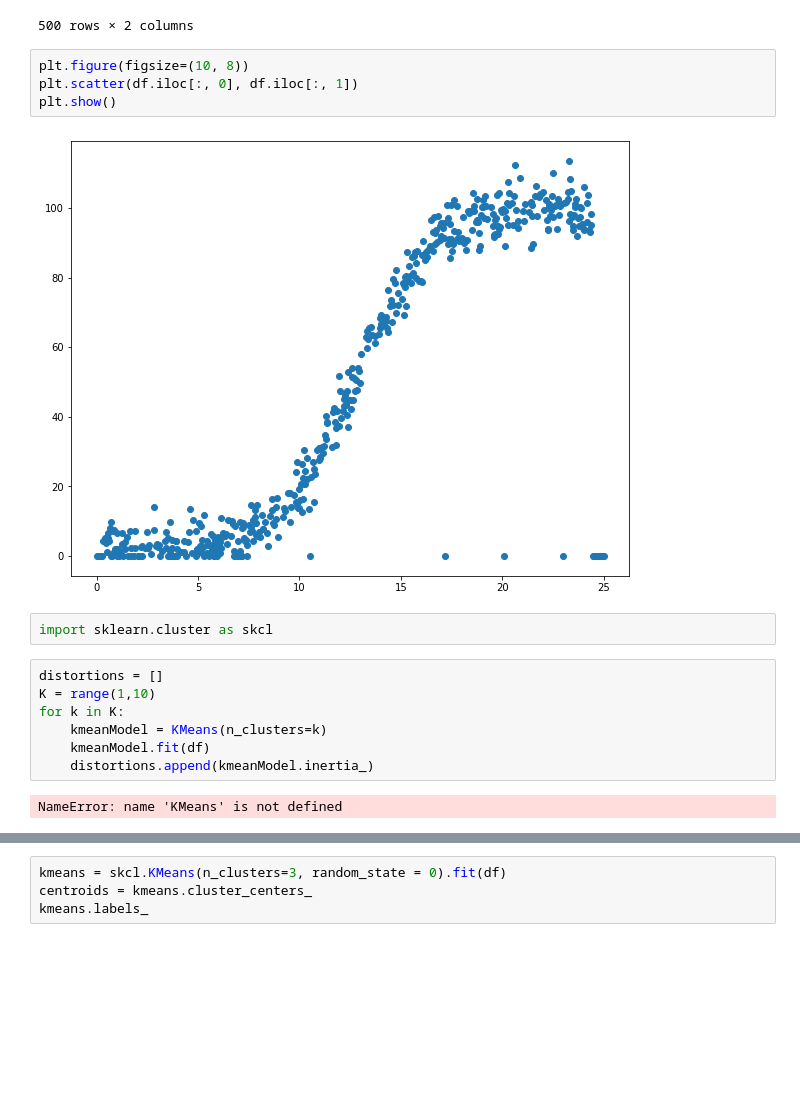
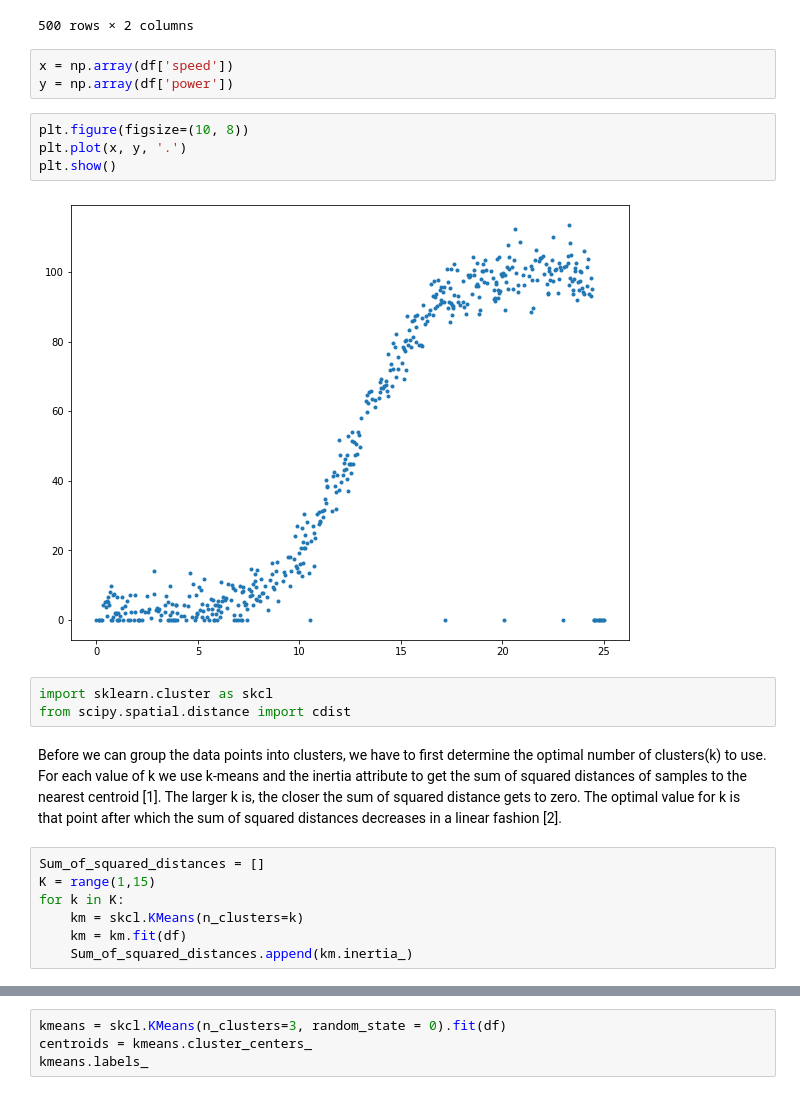
Before and after one commit to hayleydoherty/ProgMachineLS, a Jupyter notebook: Project.ipynb, the cells around one changed output, grey strips where cells are left out. Cells and saved outputs as stored; diff of their text form; blank space fills up the shorter version.

```diff
--- a/Project.ipynb
+++ b/Project.ipynb
@@ -25,21 +25,25 @@ df
 | 498 | 24.950 | 0.0 |
 | 499 | 25.000 | 0.0 |
 500 rows × 2 columns
+# %%
+x = np.array(df['speed'])
+y = np.array(df['power'])
 # %%
 plt.figure(figsize=(10, 8))
-plt.scatter(df.iloc[:, 0], df.iloc[:, 1])
+plt.plot(x, y, '.')
 plt.show()
 # %% [output]
-[figure, old version]
+[figure, new version]
 # %%
 import sklearn.cluster as skcl
+from scipy.spatial.distance import cdist
+# %% [markdown]
+Before we can group the data points into clusters, we have to first determine the optimal number of clusters(k) to use. For each value of k we use k-means and the inertia attribute to get the sum of squared distances of samples to the nearest centroid [1].  The larger k is, the closer the sum of squared distance gets to zero. The optimal value for k is that point after which the sum of squared distances decreases in a linear fashion [2].
 # %%
-distortions = []
-K = range(1,10)
+Sum_of_squared_distances = []
+K = range(1,15)
 for k in K:
-    kmeanModel = KMeans(n_clusters=k)
-    kmeanModel.fit(df)
-    distortions.append(kmeanModel.inertia_)
+    km = skcl.KMeans(n_clusters=k)
+    km = km.fit(df)
+    Sum_of_squared_distances.append(km.inertia_)
-# %% [output]
-NameError: name 'KMeans' is not defined
 # %%
```
Also changed, not shown: parts of 22 cells of this notebook.
